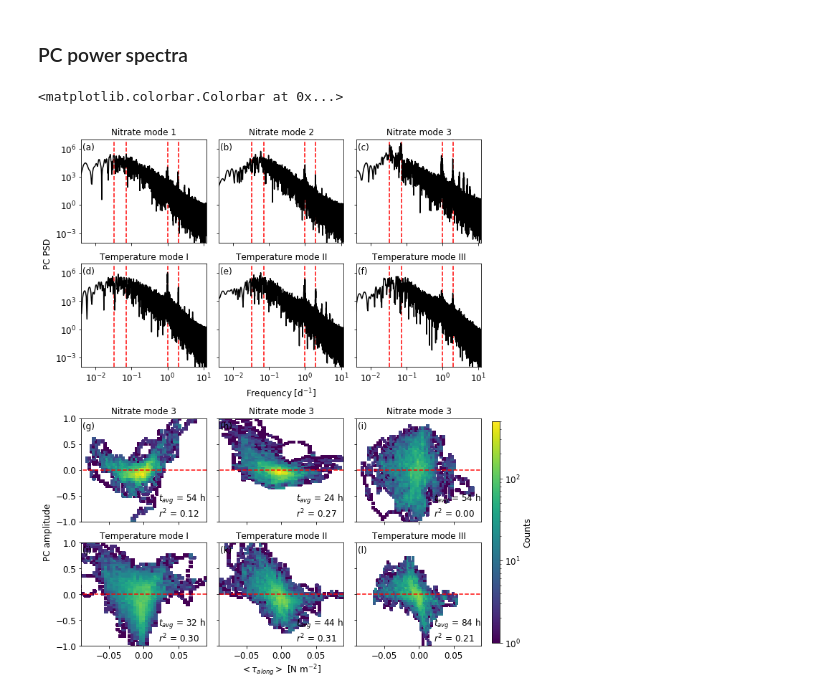
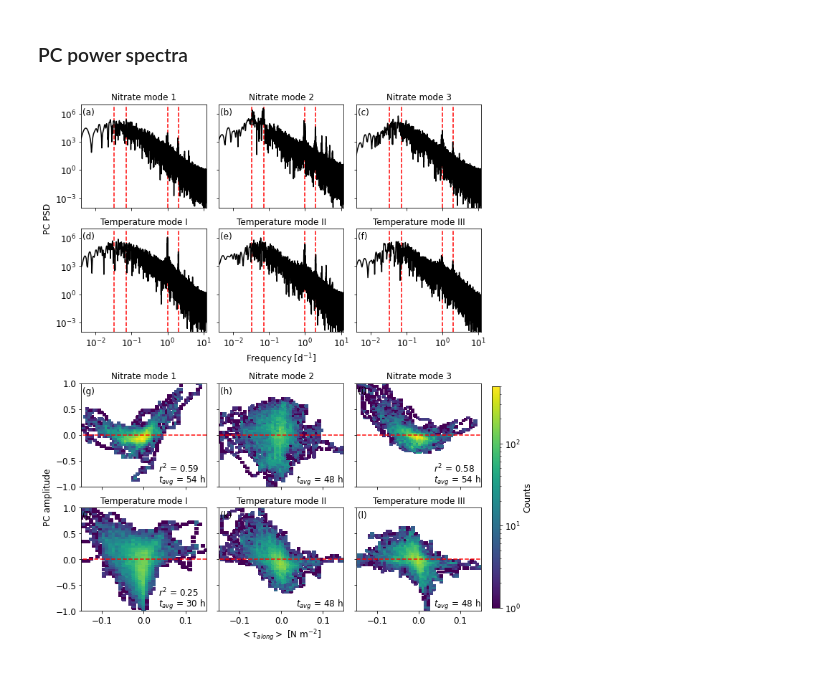
Before and after one commit to SalishSeaCast/SoG_upwelling_EOF_paper, a Jupyter notebook: notebooks/EOF_analysis.ipynb, the cells around one changed output. Drawn from its saved outputs; the diff is of its cells as text; code cells hidden in the pictures.

```diff
--- a/notebooks/EOF_analysis.ipynb
+++ b/notebooks/EOF_analysis.ipynb
@@ -24,9 +46,9 @@ Parameters
 # %%
 # Subdomain
-subdomain = [115, 360, 310, 788]
+subdomain = [110, 370, 300, 850]
 
 # Results path
-path = '/ocean/bmoorema/research/MEOPAR/analysis-ben-hg/data'
+path = '/ocean/bmoorema/research/MEOPAR/analysis-ben/data'
 
 # Load NEMO netCDF files (concatentated using NCO)
 mask_NEMO = xr.open_dataset('/data/bmoorema/MEOPAR/grid/mesh_mask201702.nc')
@@ -40,4 +62,7 @@ gridx, gridy = [var.reshape(-1)[tmask] for var in np.meshgrid(mask_NEMO.x[loc[3]
 
 # Nitrate cutoff threshold
 threshold, lag = 2, 5
+
+# Air density
+rho_a = 1.225
 # %% [markdown]
@@ -129,7 +138,7 @@ for ax, year, isegment in zip(axs, range(2015, 2020), isegments):
 
 Functions
 # %%
-def varimax(A, maxiter=30, tol=1e-5):
+def varimax(A, maxiter=40, tol=1e-5):
     """Calculate the varimax rotation matrix H from the n x p PC loadings matrix A. H is determined
     iteratively from the Lagrange multiplier optimization of the varimax criterion.
 
@@ -186,7 +195,7 @@ def calc_EOF(z, rotate=True):
     if rotate:
 
         # Get varimax rotation matrix
-        R, convergence = varimax(EOF['A'])
+        R = varimax(EOF['A'])
 
         # Rotate matrices
         EOF['B'] = EOF['A'].dot(R)
@@ -216,7 +225,7 @@ for key in ['votemper', 'nitrate']:
 ### EOF spatial patterns
 # %%
 # Make figure and plotting params
-fig, axs = plt.subplots(2, 4, figsize=(12, 13), gridspec_kw={'hspace': 0.05})
+fig, axs = plt.subplots(2, 4, figsize=(12, 14), gridspec_kw={'hspace': 0.05})
 
 # Loop through variables
 k = 0
@@ -249,13 +258,13 @@ for row, key, label, level1, level2, unit, cmap in zip(
 
     # Plot EOF modes
     for ax, mode in zip(row[1:], range(3)):
-        norm = -np.percentile(abs(EOF[key]['B'][:, mode]), 99.7)
-        #fac = -1 if (mode in [0, 3]) & (key == 'votemper') else 1
+        norm = -np.percentile(abs(EOF[key]['B'][:, mode]), 99.9)
+        fac = 1 if np.logical_and(mode == 0, key == 'votemper') else -1
         gridded = np.zeros(mask_NEMO.nav_lon.shape)
         for y, x, val in zip(gridy, gridx, EOF[key]['U'][:, mode]): gridded[y, x] = val
         gridded = gridded[loc[2:]]
         c = ax.contourf(
-            mask_NEMO.x[loc[3]], mask_NEMO.y[loc[2]], gridded*norm,
+            mask_NEMO.x[loc[3]], mask_NEMO.y[loc[2]], gridded*norm*fac,
             levels=np.arange(*level2[:3]), cmap='RdBu_r', extend='both',
         )
         for C in c.collections: C.set_edgecolor('face')
@@ -374,42 +382,58 @@ for row, key, label in zip(axs[:2, :], ['nitrate', 'votemper'], ['Nitrate', 'Tem
         k += 1
 
 axs[3, 1].set_xlabel('$<\\tau_{along}>$ [N m$^{-2}$]')
 axs[3, 0].set_ylabel('PC amplitude', y=1.1)
-functions = [('less', None, 'greater'), ('less', None, None)]
 
-for row, key, label, funcs in zip(axs[2:, :], ['nitrate', 'votemper'], ['Nitrate', 'Temperature'], functions):
+for row, key, label in zip(axs[2:, :], ['nitrate', 'votemper'], ['Nitrate', 'Temperature']):
 
-    for ax, mode, func in zip(row, range(3), funcs):
+    for ax, mode in zip(row, range(3)):
 
-        norm = -np.percentile(abs(EOF[key]['B'][:, mode]), 99.7)
+        # Normalization parameters
+        norm = -np.percentile(abs(EOF[key]['B'][:, mode]), 99.9)
+        fac = 1 if np.logical_and(mode == 0, key == 'votemper') else -1
 
-        for w in range(70):
+        # Determine backaverage window
+        if np.logical_and(key == 'votemper', mode == 0): w = 30
+        elif np.logical_and(key == 'nitrate', mode in [0, 2]): w = 54
+        else: w = 48
+
+        # Calculate tau back-average
         tau_mean = []
         for segment in isegments:
             for i in range(*segment):
                 tau_mean.append(data['raw']['tau'][i-min(i, w+1):i].mean())
-        r2 = np.corrcoef(np.array(tau_mean), EOF[var]['B'][:, mode] / norm)[0, 1]**2
 
+        # Evaluate different r2 cases
+        x, y = np.array(tau_mean), fac * EOF[key]['B'][:, mode] / norm
+        if key == 'votemper':
+            if mode == 0: r2 = np.corrcoef(abs(x), y)[0, 1]**2
+            else: r2 = None
+        else:
+            if mode == 0: r2 = np.corrcoef(x[x > 0], y[x > 0])[0, 1]**2
+            elif mode == 2: r2 = np.corrcoef(x[x < 0], y[x < 0])[0, 1]**2
+            else: r2 = None
 
+        # Plot
         ax.plot([-10, 10], [0, 0], 'r--')
-        _, _, _, h = ax.hist2d(tau_mean, EOF[key]['B'][:, mode]/norm, bins=50, norm=colors.LogNorm(vmin=1, vmax=5e2))
+        _, _, _, h = ax.hist2d(x, y, bins=50, norm=colors.LogNorm(vmin=1, vmax=5e2))
         h.set_edgecolor('face')
-        ax.set_xlim([-0.09, 0.09])
+        ax.set_xlim([-0.15, 0.15])
         ax.set_ylim([-1, 1])
         ax.text(0.01, 0.9, f'({chr(97+k)})', transform=ax.transAxes)
-        ax.text(0.62, 0.04, f'$t_{{avg}}$ = {lag} h\n$r^2$ = {r2:0.2f}', transform=ax.transAxes)
+        ax.text(0.62, 0.04, f'$t_{{avg}}$ = {w} h', transform=ax.transAxes)
+        if r2 is not None:
+            ax.text(0.62, 0.14, f'$r^2$ = {r2:0.2f}', transform=ax.transAxes)
         if mode > 0: ax.yaxis.set_ticklabels('')
-        modelabel = roman.toRoman(mode+1) if key == 'votemper' else n+1
+        modelabel = roman.toRoman(mode+1) if key == 'votemper' else mode+1
         ax.set_title(f'{label} mode {modelabel}', fontsize=12)
         if key == 'nitrate':
             ax.xaxis.set_ticklabels('')
             pos = ax.get_position()
             ax.set_position([pos.x0, pos.y0-0.015, pos.width, pos.height])
         k += 1
 
 cax = fig.add_axes([0.92, 0.13, 0.015, 0.33])
 fig.colorbar(h, cax=cax, label='Counts')
 #fig.savefig('/home/bmoorema/Desktop/PC_dependence.pdf', bbox_inches='tight')
 # %% [output]
-<matplotlib.colorbar.Colorbar at 0x...>
-[figure, old version]
+[figure, new version]
```
Also changed, not shown: parts of 17 cells of this notebook, 1 other file.
